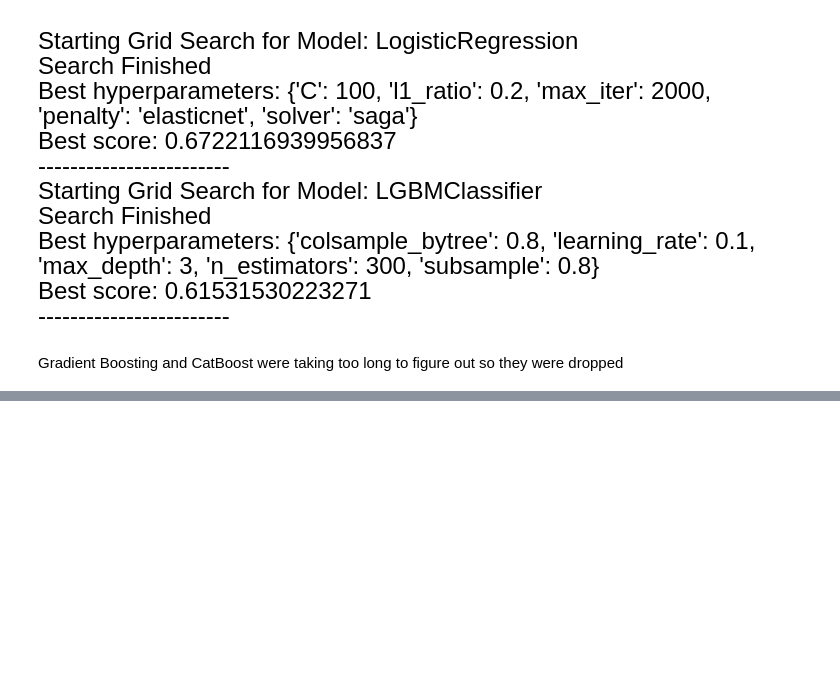
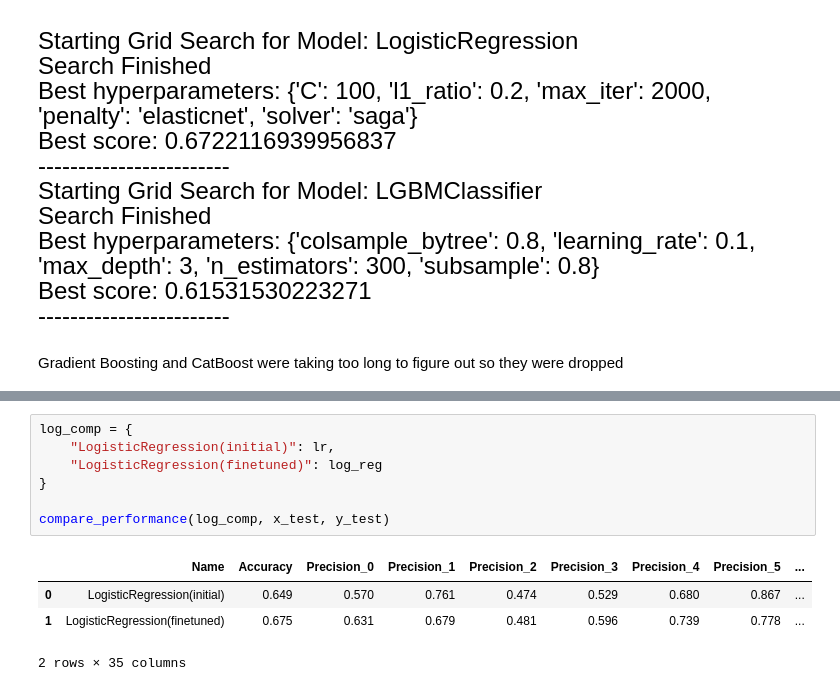
Before and after one commit to Prashant-Tiwari26/Using-movie-plot-for-genre-classification-, a Jupyter notebook: Classical NLP Approach/fine-tuning.ipynb, the cells around one changed output, grey strips where cells are left out. Saved outputs shown, nothing was run; the diff lists cells and outputs as text; blank space fills up the shorter version.

```diff
--- a/Classical NLP Approach/fine-tuning.ipynb
+++ b/Classical NLP Approach/fine-tuning.ipynb
@@ -62,0 +98,12 @@ log_reg.score(x_test, y_test)
+# %%
+log_comp = {
+    "LogisticRegression(initial)": lr,
+    "LogisticRegression(finetuned)": log_reg
+}
+
+compare_performance(log_comp, x_test, y_test)
+# %% [output]
+|  | Name | Accuracy | Precision_0 | Precision_1 | Precision_2 | Precision_3 | Precision_4 | Precision_5 | ... |
+| 0 | LogisticRegression(initial) | 0.649 | 0.570 | 0.761 | 0.474 | 0.529 | 0.680 | 0.867 | ... |
+| 1 | LogisticRegression(finetuned) | 0.675 | 0.631 | 0.679 | 0.481 | 0.596 | 0.739 | 0.778 | ... |
+2 rows × 35 columns
```
Also changed, not shown: parts of 6 cells of this notebook, 1 other file.
